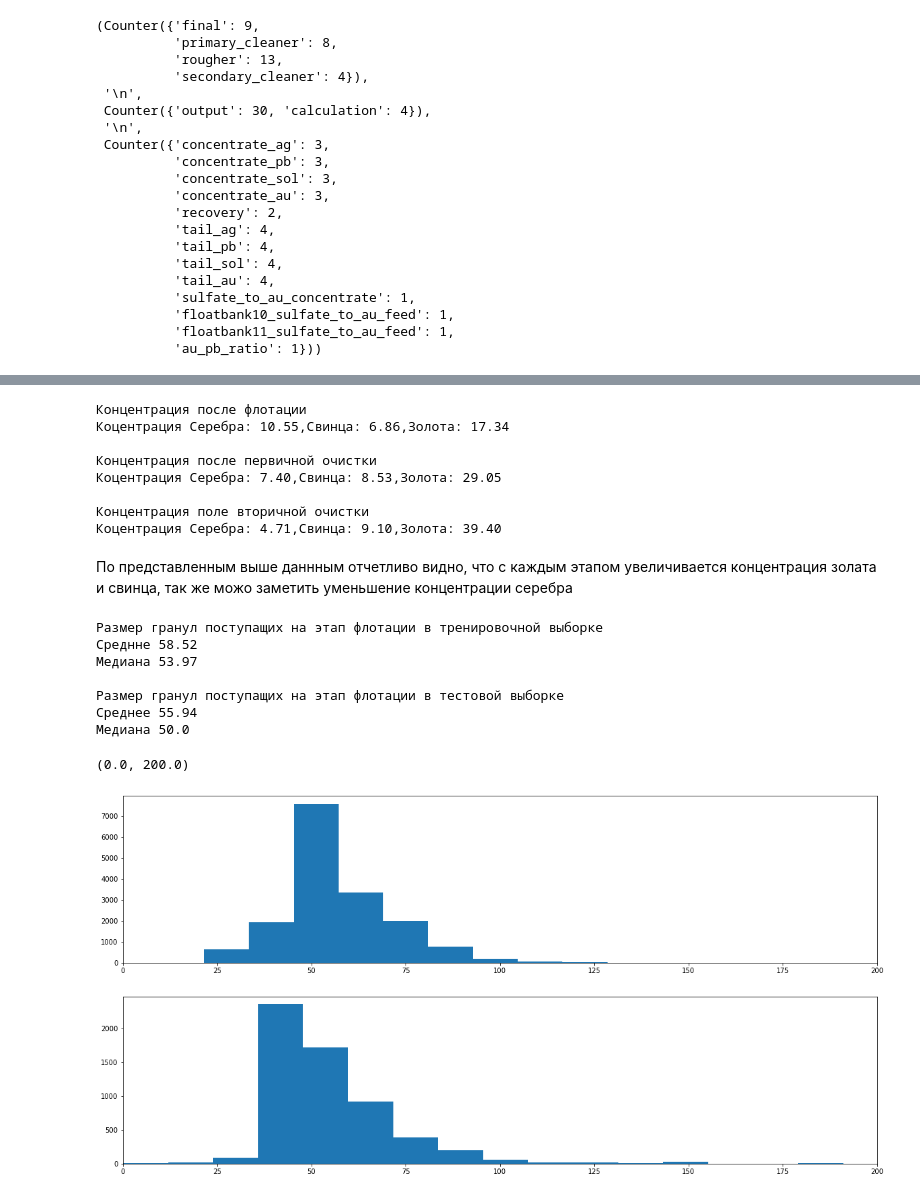
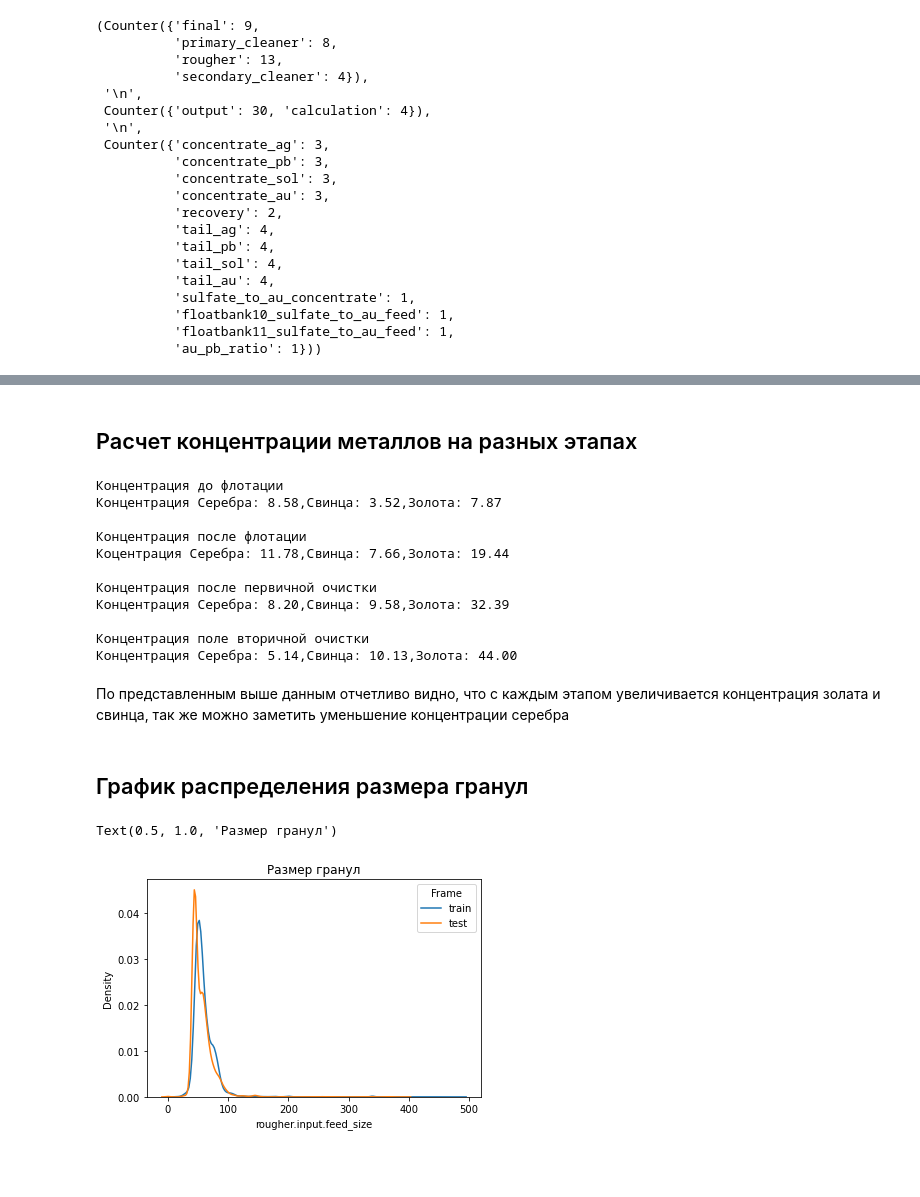
Before and after one commit to Stuksus/Gold-recovery, a Jupyter notebook: gold_recovery.ipynb, the cells around one changed output, grey strips where cells are left out. Cells and saved outputs as stored; diff of their text form; code cells hidden in the pictures; blank space fills up the shorter version.

```diff
--- a/gold_recovery.ipynb
+++ b/gold_recovery.ipynb
@@ -190,0 +186,4 @@ def remove_ouliers(frame,column):
+# %%
+test_frame_for_target = test_frame_for_target.dropna(subset=["rougher.output.recovery","final.output.recovery"],axis = 0)
+# %%
+test_frame = test_frame_for_target.loc[:,test_frame.columns]
@@ -191 +193,8 @@ def remove_ouliers(frame,column):
+# %%
+test_frame = test_frame.drop("date",axis =1)
+# %%
+imputer_test = KNNImputer()
+test_without_nan = pd.DataFrame(data = imputer_test.fit_transform(test_frame),
+             columns= test_frame.columns,
+             index = test_frame.index)
 # %% [markdown]
@@ -193,4 +202,12 @@ def remove_ouliers(frame,column):
+# %% [markdown]
+## Расчет концентрации металлов на разных этапах
 # %%
+print("Концентрация до флотации")
+print("Концентрация Серебра:{: 0.2f},Свинца:{: 0.2f},Золота:{: 0.2f}".
+format(without_nan["rougher.input.feed_ag"].mean(),
+without_nan["rougher.input.feed_pb"].mean(),
+without_nan["rougher.input.feed_au"].mean()))
+print()
 print("Концентрация после флотации")
 print("Коцентрация Серебра:{: 0.2f},Свинца:{: 0.2f},Золота:{: 0.2f}".
 format(without_nan["rougher.output.concentrate_ag"].mean(),
@@ -198,48 +215,42 @@ without_nan["rougher.output.concentrate_pb"].mean(),
 without_nan["rougher.output.concentrate_au"].mean()))
 print()
 print("Концентрация после первичной очистки")
-print("Коцентрация Серебра:{: 0.2f},Свинца:{: 0.2f},Золота:{: 0.2f}".
+print("Концентрация Серебра:{: 0.2f},Свинца:{: 0.2f},Золота:{: 0.2f}".
 format(without_nan["primary_cleaner.output.concentrate_ag"].mean(),
 without_nan["primary_cleaner.output.concentrate_pb"].mean(),
 without_nan["primary_cleaner.output.concentrate_au"].mean()))
 print()
 print("Концентрация поле вторичной очистки")
-print("Коцентрация Серебра:{: 0.2f},Свинца:{: 0.2f},Золота:{: 0.2f}".
+print("Концентрация Серебра:{: 0.2f},Свинца:{: 0.2f},Золота:{: 0.2f}".
 format(without_nan["final.output.concentrate_ag"].mean(),
 without_nan["final.output.concentrate_pb"].mean(),
 without_nan["final.output.concentrate_au"].mean()))
 # %% [output]
+Концентрация до флотации
+Концентрация Серебра: 8.58,Свинца: 3.52,Золота: 7.87
+
 Концентрация после флотации
-Коцентрация Серебра: 10.55,Свинца: 6.86,Золота: 17.34
+Коцентрация Серебра: 11.78,Свинца: 7.66,Золота: 19.44
 
 Концентрация после первичной очистки
-Коцентрация Серебра: 7.40,Свинца: 8.53,Золота: 29.05
+Концентрация Серебра: 8.20,Свинца: 9.58,Золота: 32.39
 
 Концентрация поле вторичной очистки
-Коцентрация Серебра: 4.71,Свинца: 9.10,Золота: 39.40
+Концентрация Серебра: 5.14,Свинца: 10.13,Золота: 44.00
 # %% [markdown]
-По представленным выше даннным отчетливо видно, что с каждым этапом увеличивается концентрация золата и свинца, так же можо заметить уменьшение концентрации серебра
+По представленным выше данным отчетливо видно, что с каждым этапом увеличивается концентрация золата и свинца, так же можно заметить уменьшение концентрации серебра
-# %%
-fig,ax = plt.subplots(2,1,figsize = (20,10))
-print("Размер гранул поступащих на этап флотации в тренировочной выборке")
-print("Среднне",round(without_nan["rougher.input.feed_size"].mean(),2))
-print("Медиана",round(without_nan["rougher.input.feed_size"].median(),2))
-print()
-print("Размер гранул поступащих на этап флотации в тестовой выборке")
-print("Среднее",round(test_frame["rougher.input.feed_size"].mean(),2))
-print("Медиана",round(test_frame["rougher.input.feed_size"].median(),2))
-ax[0].hist(without_nan["rougher.input.feed_size"],bins = 40)
-ax[1].hist(test_frame["rougher.input.feed_size"],bins = 40)
-ax[0].set_xlim(0,200)
-ax[1].set_xlim(0,200)
-# %% [output]
-Размер гранул поступащих на этап флотации в тренировочной выборке
-Среднне 58.52
-Медиана 53.97
-
-Размер гранул поступащих на этап флотации в тестовой выборке
-Среднее 55.94
-Медиана 50.0
-(0.0, 200.0)
-[figure, removed]
+# %% [markdown]
+## График распределения размера гранул
+# %%
+for frame,name in zip([without_nan,test_without_nan],
+                       ["train","test"]):
+    subset = frame["rougher.input.feed_size"]
+
+    sns.distplot(subset, hist = False, kde = True,
+                 label = name)
+plt.legend(prop={'size': 10}, title = 'Frame')
+plt.title('Размер гранул')
+# %% [output]
+Text(0.5, 1.0, 'Размер гранул')
+[figure, added]
 # %% [markdown]
```
Also changed, not shown: parts of 75 cells of this notebook.
